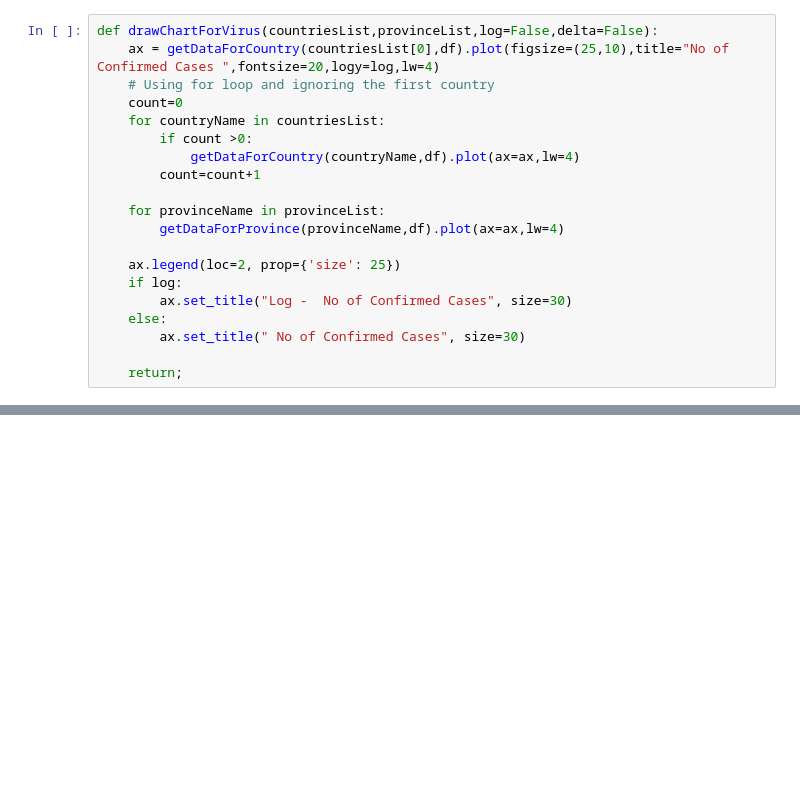
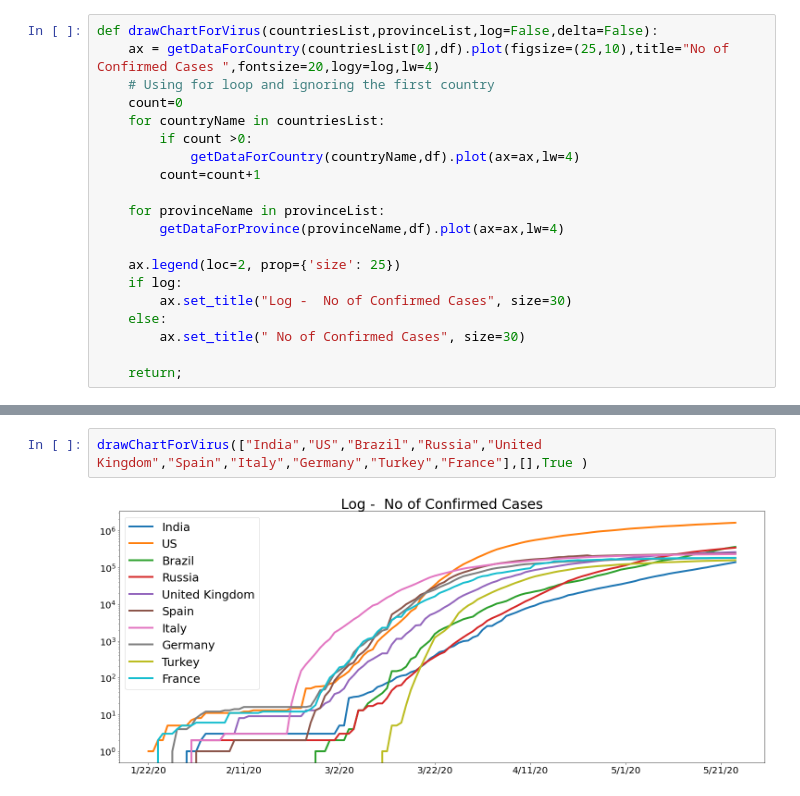
Before and after one commit to coolviki/corona_analysis, a Jupyter notebook: Corona_Analysis.ipynb, the cells around one changed output, grey strips where cells are left out. Drawn from its saved outputs; the diff is of its cells as text; blank space fills up the shorter version.

```diff
--- a/Corona_Analysis.ipynb
+++ b/Corona_Analysis.ipynb
@@ -126,0 +173,4 @@ drawChartForVirus(["India","US","Italy","Spain","Germany","France","China"],[],T
+# %%
+drawChartForVirus(["India","US","Brazil","Russia","United Kingdom","Spain","Italy","Germany","Turkey","France"],[],True )
+# %% [output]
+[figure, added]
```
Also changed, not shown: parts of 15 cells of this notebook.
